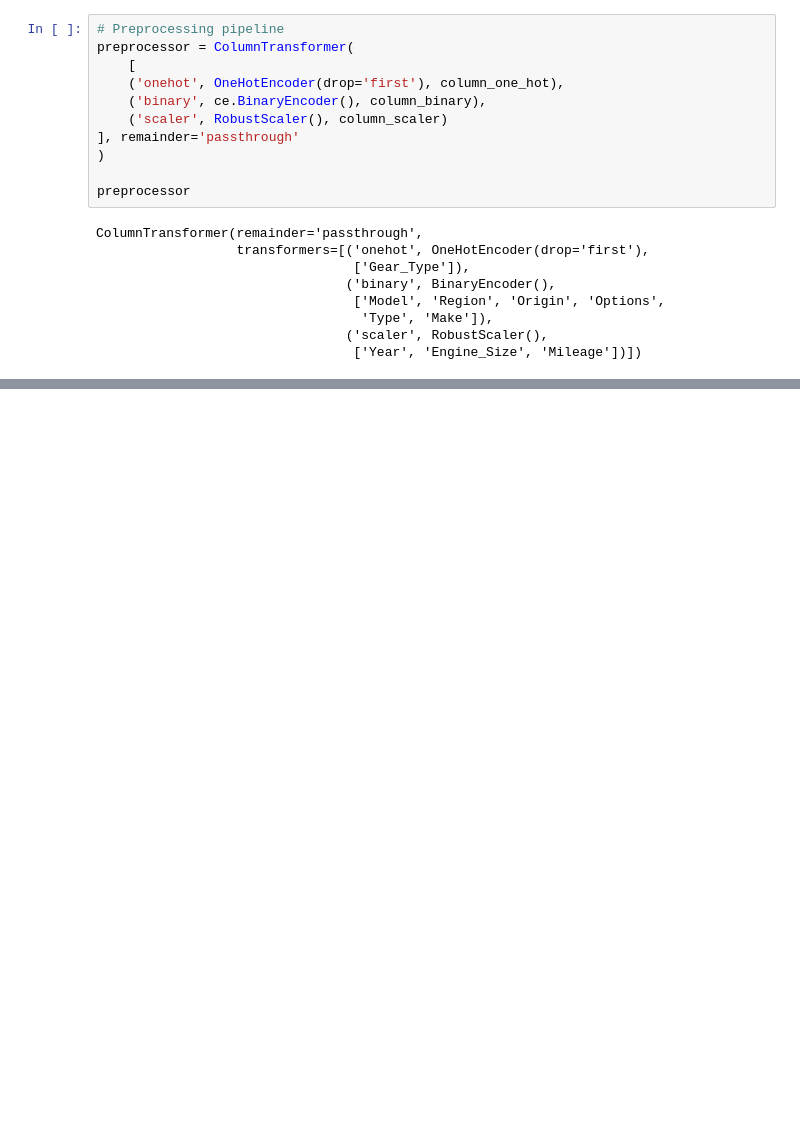
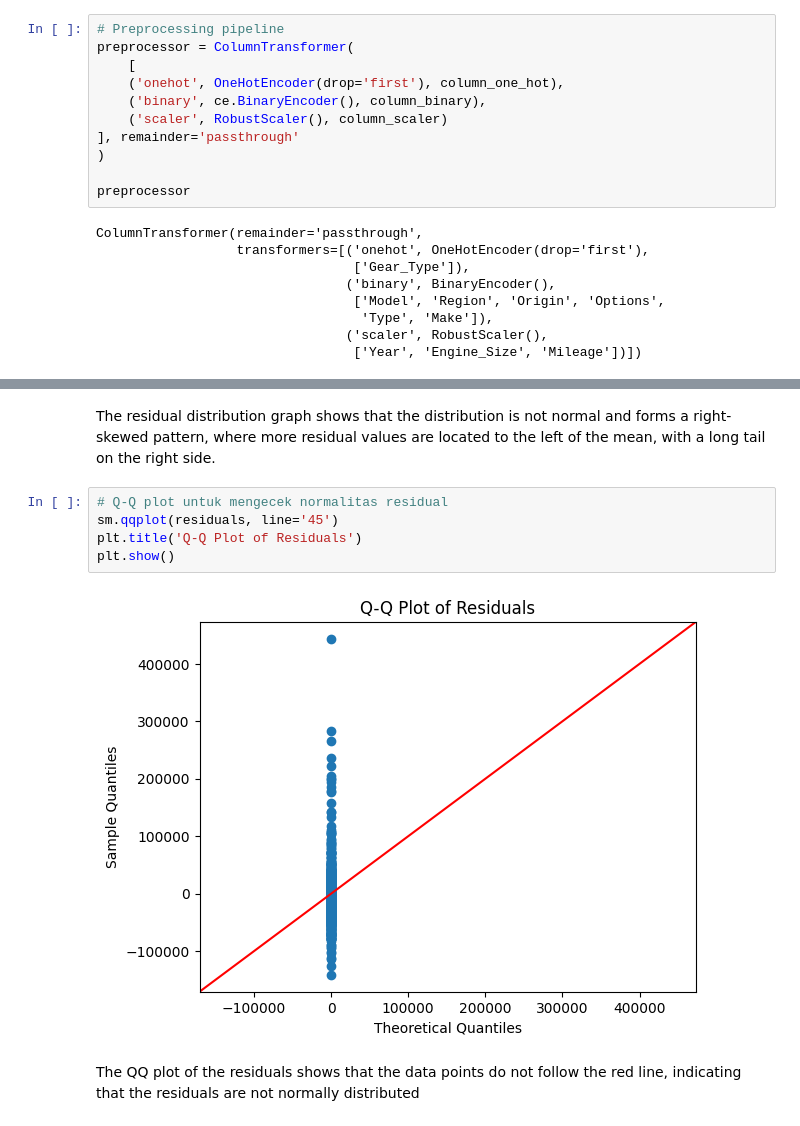
Before and after one commit to fiqrioemry/used_car_regression, a Jupyter notebook: used_car_prediction.ipynb, the cells around one changed output, grey strips where cells are left out. Saved outputs shown, nothing was run; the diff lists cells and outputs as text; blank space fills up the shorter version.

```diff
--- a/used_car_prediction.ipynb
+++ b/used_car_prediction.ipynb
@@ -763,0 +787,11 @@ plt.show()
+# %% [markdown]
+The residual distribution graph shows that the distribution is not normal and forms a right-skewed pattern, where more residual values are located to the left of the mean, with a long tail on the right side.
+# %%
+# Q-Q plot untuk mengecek normalitas residual
+sm.qqplot(residuals, line='45')
+plt.title('Q-Q Plot of Residuals')
+plt.show()
+# %% [output]
+[figure, added]
+# %% [markdown]
+The QQ plot of the residuals shows that the data points do not follow the red line, indicating that the residuals are not normally distributed
```
Also changed, not shown: parts of 30 cells of this notebook.
